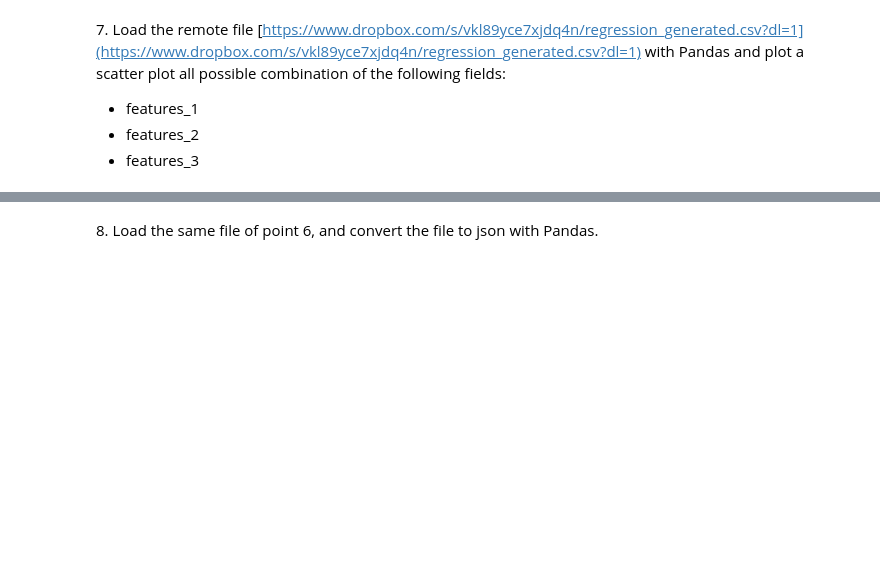
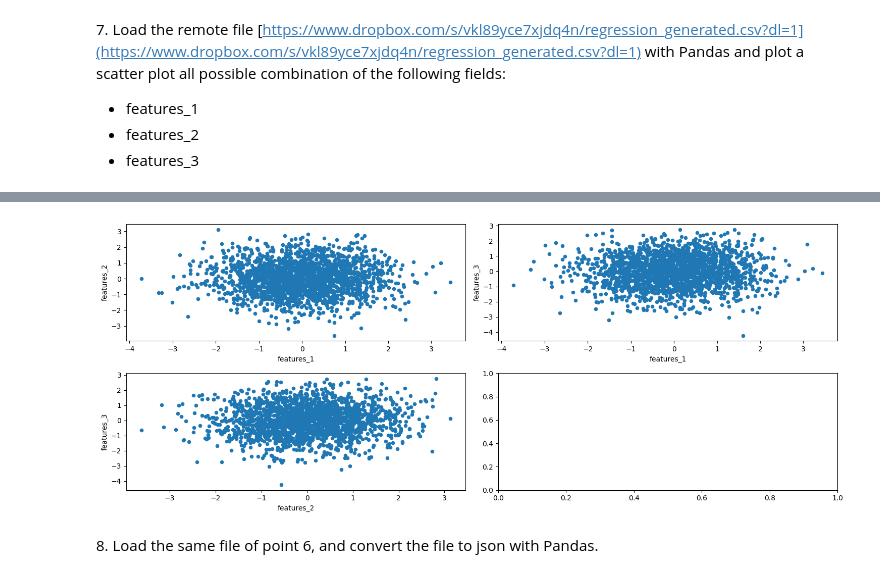
Before and after one commit to EmanueleCoradin/LaboratoryOfComputationalPhysics_Y6, a Jupyter notebook: 05ex_OSEMN.ipynb, the cells around one changed output, grey strips where cells are left out. Saved outputs shown, nothing was run; the diff lists cells and outputs as text; code cells hidden in the pictures; blank space fills up the shorter version.

```diff
--- a/05ex_OSEMN.ipynb
+++ b/05ex_OSEMN.ipynb
@@ -78,3 +149,6 @@ print(cards)
   + features_1
   + features_2
   + features_3
+# %%
+df = pd.read_csv("https://www.dropbox.com/s/vkl89yce7xjdq4n/regression_generated.csv?dl=1")
+print(df.head())
@@ -81,2 +173,20 @@ print(cards)
+# %%
+#plot all the combinations
+# create subplots
+features = ["features_1", "features_2", "features_3"]
+
+fig, axes = plt.subplots(nrows=2, ncols=2, figsize=(15, 6))
+
+# flatten axes into a 1d array
+axes = axes.flat
+count = 0
+for y in range(len(features)):
+    for x in range(y):
+        df.plot.scatter(features[x], features[y], ax=axes[count])
+        count+=1
+plt.tight_layout()
+plt.show()
+# %% [output]
+[figure, added]
 # %% [markdown]
 8\. Load the same file of point 6, and convert the file to json with Pandas.
```
Also changed, not shown: parts of 10 cells of this notebook, 14 other files.
